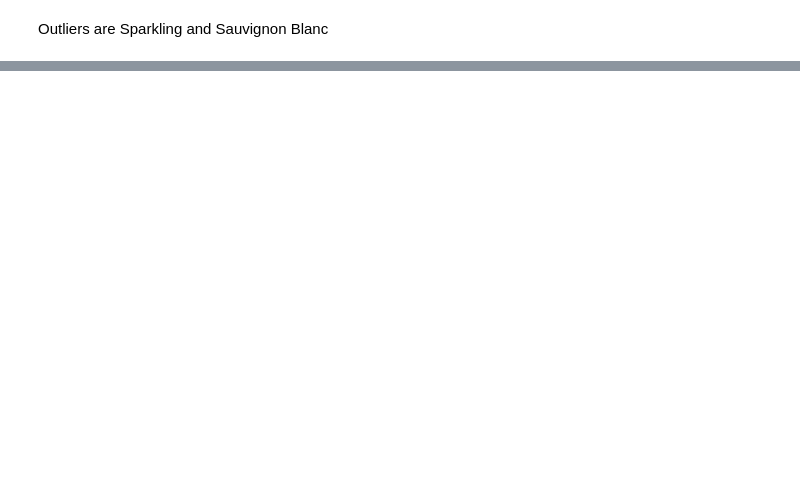
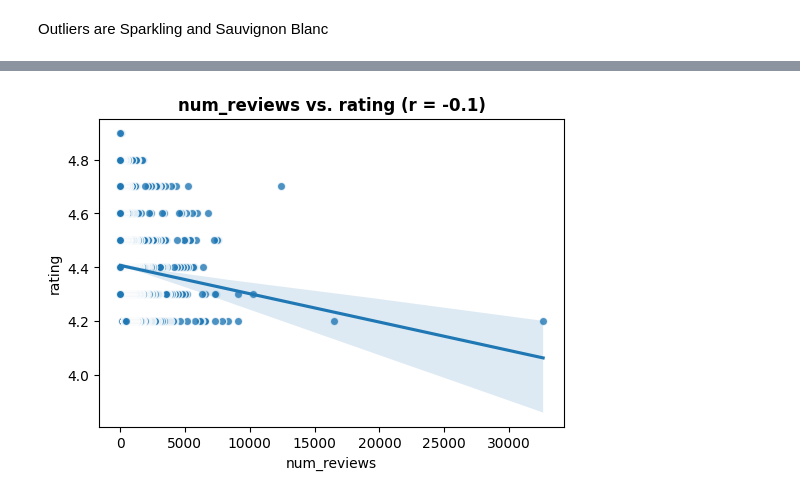
Before and after one commit to jrohn34/Cirrhosis_Classification, a Jupyter notebook: Project2.ipynb, the cells around one changed output, grey strips where cells are left out. Saved outputs shown, nothing was run; the diff lists cells and outputs as text; code cells hidden in the pictures; blank space fills up the shorter version.

```diff
--- a/Project2.ipynb
+++ b/Project2.ipynb
@@ -285,0 +380,6 @@ Outliers are Sparkling and Sauvignon Blanc
+# %%
+feature = 'num_reviews'
+# %%
+plot_numeric_vs_target(df_wine ,feature, 'rating');
+# %% [output]
+[figure, added]
```
Also changed, not shown: parts of 24 cells of this notebook.
